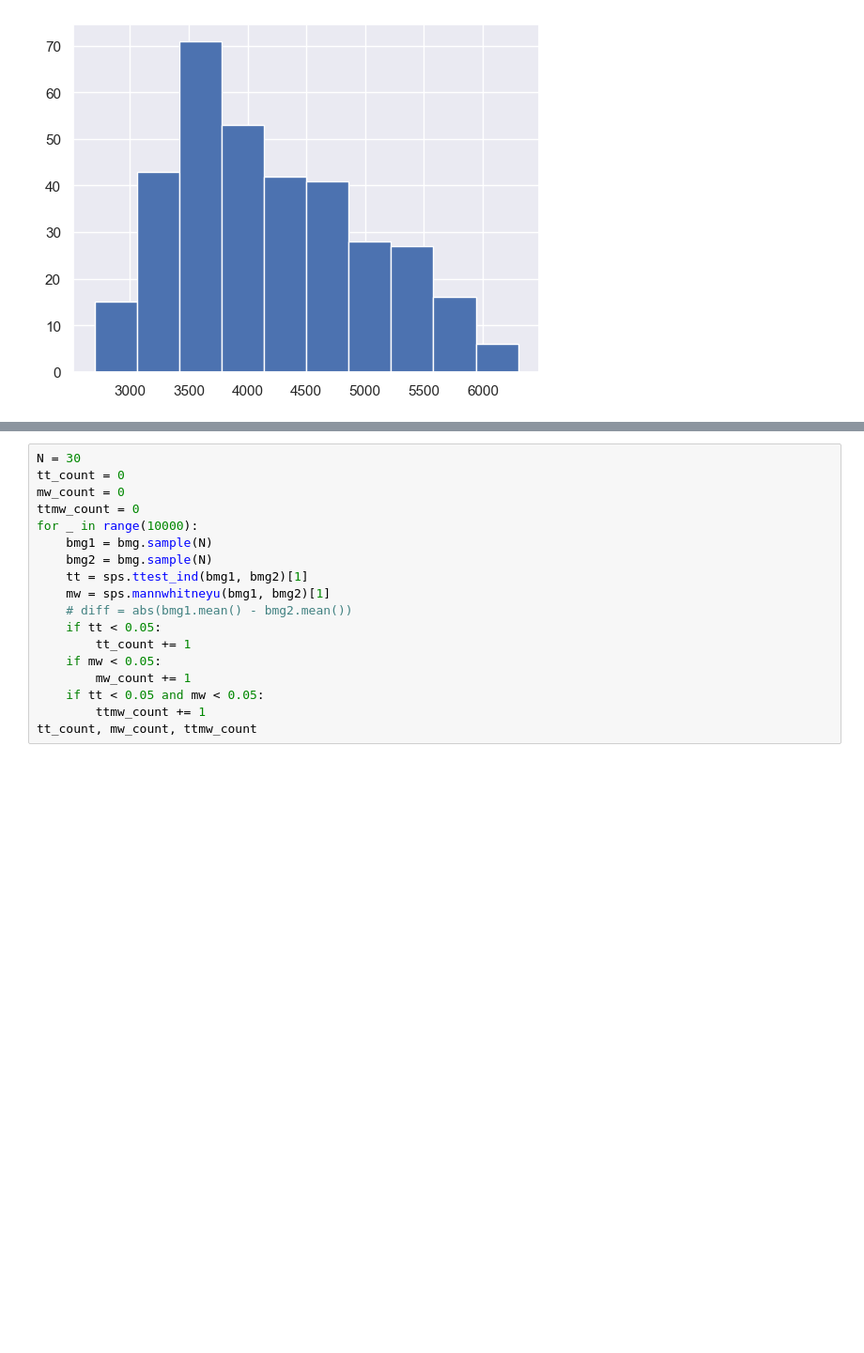
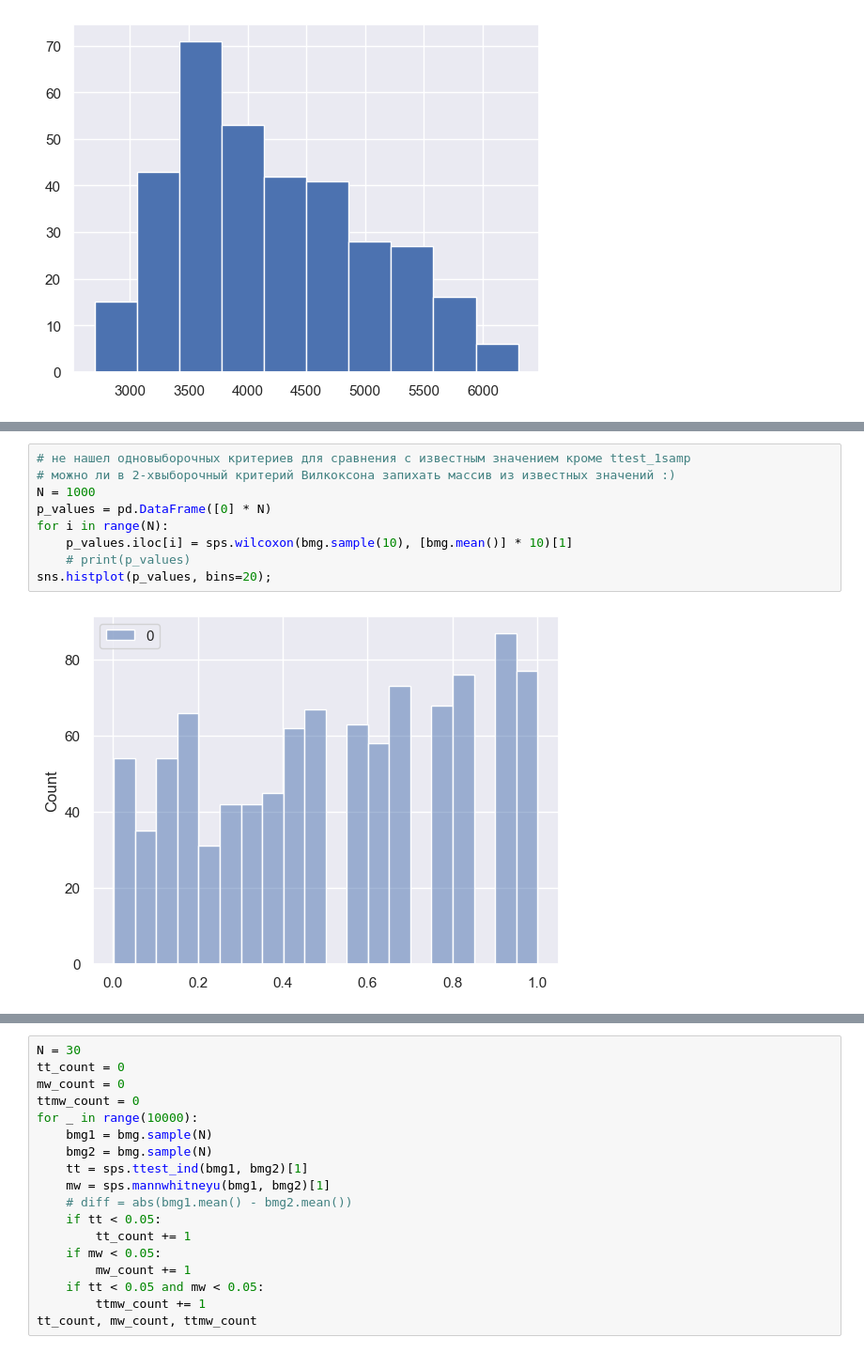
Before and after one commit to gbrs/ipython_notebook_probes, a Jupyter notebook: Probe.ipynb, the cells around one changed output, grey strips where cells are left out. Shown at 94% size. Saved outputs shown, nothing was run; the diff lists cells and outputs as text; blank space fills up the shorter version.

```diff
--- a/Probe.ipynb
+++ b/Probe.ipynb
@@ -1064,0 +1046,11 @@ df.body_mass_g.hist();
+# %%
+# не нашел одновыборочных критериев для сравнения с известным значением кроме ttest_1samp
+# можно ли в 2-хвыборочный критерий Вилкоксона запихать массив из известных значений :)
+N = 1000
+p_values = pd.DataFrame([0] * N)
+for i in range(N):
+    p_values.iloc[i] = sps.wilcoxon(bmg.sample(10), [bmg.mean()] * 10)[1]
+    # print(p_values)
+sns.histplot(p_values, bins=20);
+# %% [output]
+[figure, added]
```
Also changed, not shown: parts of 29 cells of this notebook.
